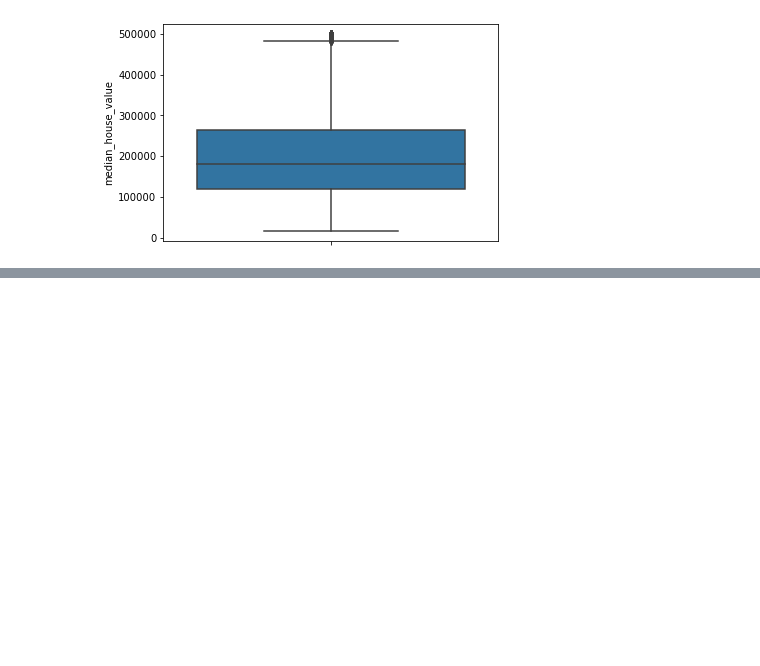
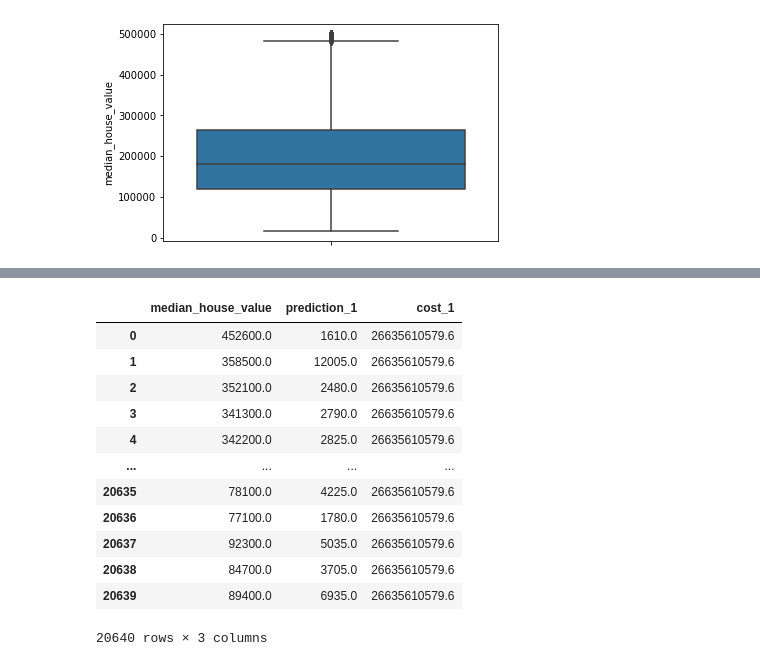
Before and after one commit to Lester-723/Data-Analytics-Projects-, a Jupyter notebook: Practice/Linear Regression.ipynb, the cells around one changed output, grey strips where cells are left out. Saved outputs shown, nothing was run; the diff lists cells and outputs as text; code cells hidden in the pictures; blank space fills up the shorter version.

```diff
--- a/Practice/Linear Regression.ipynb
+++ b/Practice/Linear Regression.ipynb
@@ -78,0 +132,6 @@ b = 50000
+# %%
+y_df = pd.DataFrame(y_train)
+# %%
+# computing cost function J_wb assuming b = 0
+
+y_df["prediction_1"] = compute_regression_output(x_train,w,b)
@@ -78,0 +154,26 @@ b = 50000
+# %%
+def compute_cost(x,y, w, b):
+    m = x.shape[0]
+    cost = 0.0
+    for i in range(m):
+        cost += (y["prediction_1"]- y["median_house_value"]) ** 2
+    total_cost = cost / (2)
+    return total_cost
+# %%
+y_df['cost_1'] = compute_cost(x_train, y_df, w, b)
+# %%
+y_df
+# %% [output]
+|  | median_house_value | prediction_1 | cost_1 |
+| 0 | 452600.0 | 1610.0 | 26635610579.6 |
+| 1 | 358500.0 | 12005.0 | 26635610579.6 |
+| 2 | 352100.0 | 2480.0 | 26635610579.6 |
+| 3 | 341300.0 | 2790.0 | 26635610579.6 |
+| 4 | 342200.0 | 2825.0 | 26635610579.6 |
+| ... | ... | ... | ... |
+| 20635 | 78100.0 | 4225.0 | 26635610579.6 |
+| 20636 | 77100.0 | 1780.0 | 26635610579.6 |
+| 20637 | 92300.0 | 5035.0 | 26635610579.6 |
+| 20638 | 84700.0 | 3705.0 | 26635610579.6 |
+| 20639 | 89400.0 | 6935.0 | 26635610579.6 |
+20640 rows × 3 columns
```
Also changed, not shown: parts of 12 cells of this notebook.
